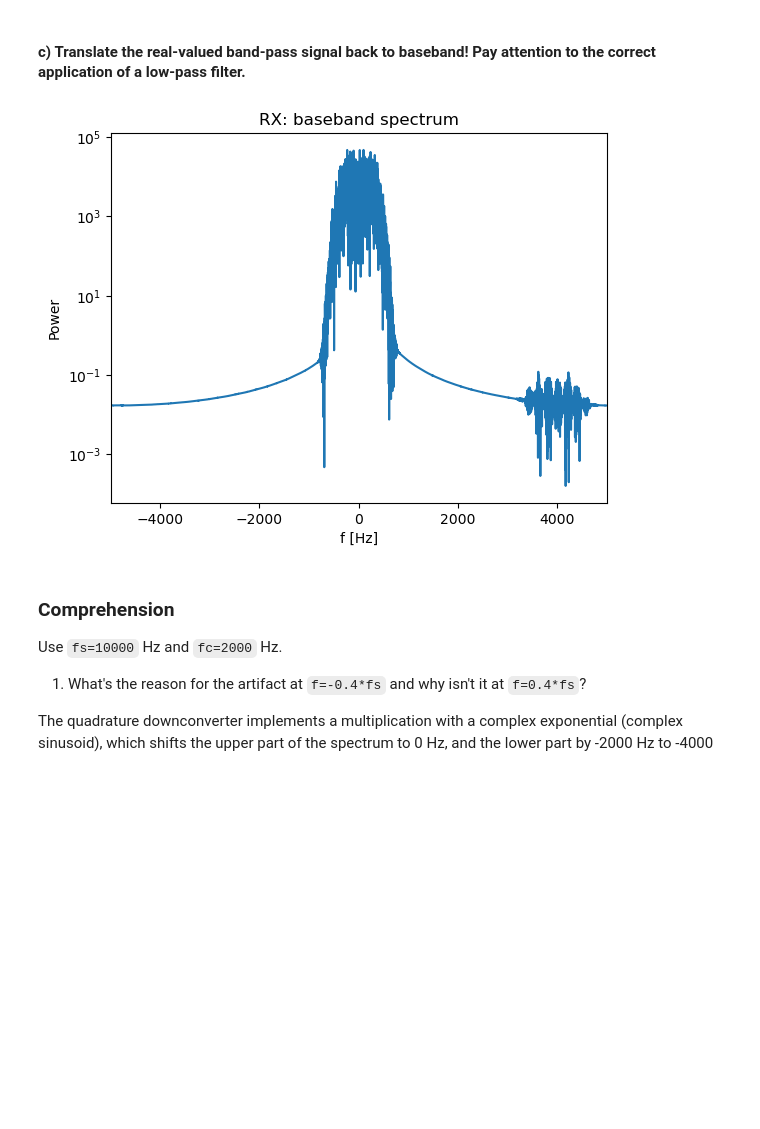
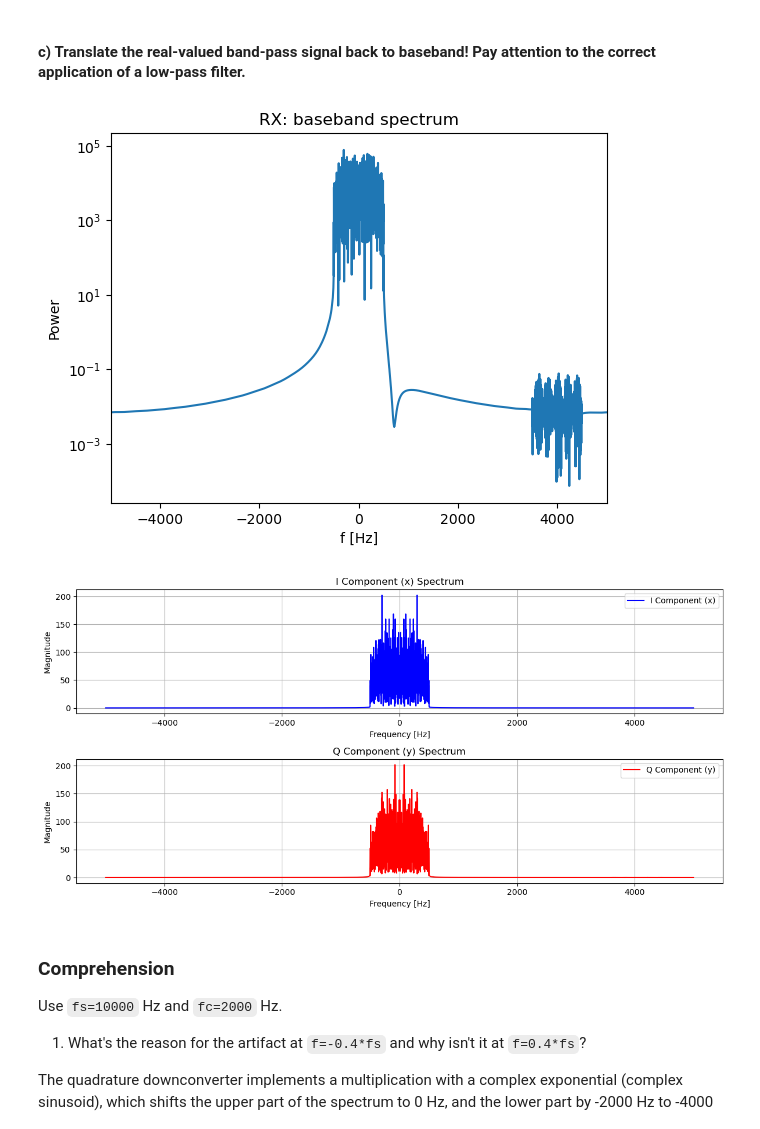
Before and after one commit to owlandauk/Communications-Engineering-, a Jupyter notebook: Exercise_Sheet_1.ipynb, the cells around one changed output. Saved outputs shown, nothing was run; the diff lists cells and outputs as text; code cells hidden in the pictures; blank space fills up the shorter version.

```diff
--- a/Exercise_Sheet_1.ipynb
+++ b/Exercise_Sheet_1.ipynb
@@ -24,7 +24,7 @@ var_s = 1  # variance of the random signal
 
 random_signal = 1/np.sqrt(2)*(np.random.randn(len_signal)*np.sqrt(var_s) + mean_s + 1j * (np.random.randn(len_signal)*np.sqrt(var_s) + mean_s))  # generate white noise using numpy.random.randn
 cutoff_freq = signal_bandwidth/2/fs # define the cutoff frequency to limit the spectral content to the signal bandwidth
-h_LP0 = sig.firwin(numtaps=51, cutoff=cutoff_freq, window='hamming', pass_zero=True, scale=True, nyq=0.5)
+h_LP0 = sig.firwin(numtaps=5001, cutoff=cutoff_freq, window='hamming', pass_zero=True, scale=True, nyq=0.5)
 
 s_BB = np.convolve(h_LP0, random_signal, mode='same') # create the baseband signal by filtering the noise
 # %%
@@ -94,22 +101,52 @@ plt.xlim(-fs/2, fs/2); plt.xlabel("f [Hz]");
 #### c) Translate the real-valued band-pass signal back to baseband! Pay attention to the correct application of a low-pass filter.
 # %%
 r_BP = s_BP  # noise-free, ideal channel
-h_LP1 = sig.firwin(numtaps=51, cutoff=signal_bandwidth/fs/2, window='hamming', pass_zero=True, scale=True, nyq=0.5)
+h_LP1 = sig.firwin(numtaps=51, cutoff=cutoff_freq, window='hamming', pass_zero=True, scale=True, nyq=0.5)#低通滤波到-500到500
 x = np.sqrt(2) * r_BP * cosine
-x = np.convolve(h_LP1, x, 'same')
+x_L = np.convolve(h_LP1, x, 'same')
 
-y = np.sqrt(2) * r_BP * -sine
-y = np.convolve(h_LP1, y, 'same')
-r_BB = x + 1j * y
+y = np.sqrt(2) * r_BP * sine
+y_L = np.convolve(h_LP1, y, 'same')
+r_BB = x_L + 1j * y_L
 # %%
 # plot received baseband spectrum
 f = np.arange(start=-fs/2, stop=fs/2, step=fs/len(r_BB))
 rx_bb_spectrum = np.abs(np.fft.fftshift(np.fft.fft(r_BB)))**2
 plt.semilogy(f, rx_bb_spectrum)
 plt.xlim(-fs/2, fs/2); plt.xlabel("f [Hz]"); plt.ylabel('Power')
-plt.title("RX: baseband spectrum");
+plt.title("RX: baseband spectrum")
+plt.show()
+
+# 计算 x 和 y 的频谱
+x_spectrum = np.fft.fftshift(np.fft.fft(x_L))
+y_spectrum = np.fft.fftshift(np.fft.fft(y_L))
+
+# 绘制 x 和 y 的频域图
+plt.figure(figsize=(12, 6))
+
+# 绘制 x (I 分量) 的频谱
+plt.subplot(2, 1, 1)
+plt.plot(f, np.abs(x_spectrum), label='I Component (x)', color='b')
+plt.title("I Component (x) Spectrum")
+plt.xlabel("Frequency [Hz]")
+plt.ylabel("Magnitude")
+plt.grid(True)
+plt.legend()
+
+# 绘制 y (Q 分量) 的频谱
+plt.subplot(2, 1, 2)
+plt.plot(f, np.abs(y_spectrum), label='Q Component (y)', color='r')
+plt.title("Q Component (y) Spectrum")
+plt.xlabel("Frequency [Hz]")
+plt.ylabel("Magnitude")
+plt.grid(True)
+plt.legend()
+
+plt.tight_layout()
+plt.show()
 # %% [output]
-[figure, old version]
+[figure, new version]
+[figure, added]
 # %% [markdown]
 ### Comprehension
 
```
Also changed, not shown: parts of 3 cells of this notebook.
